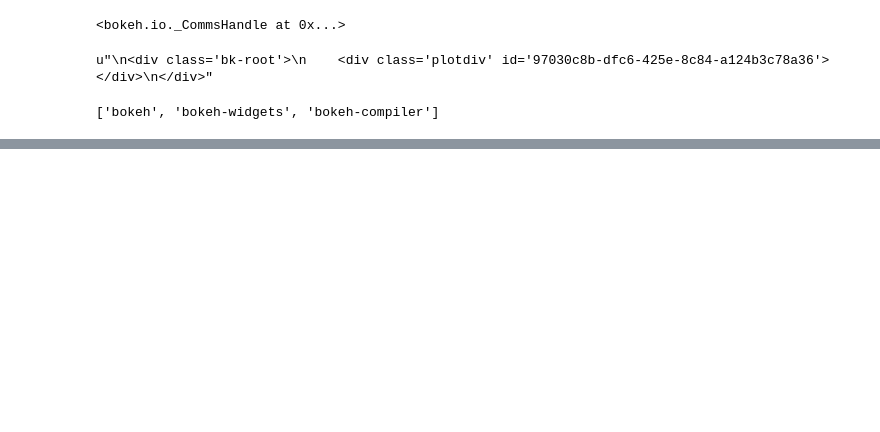
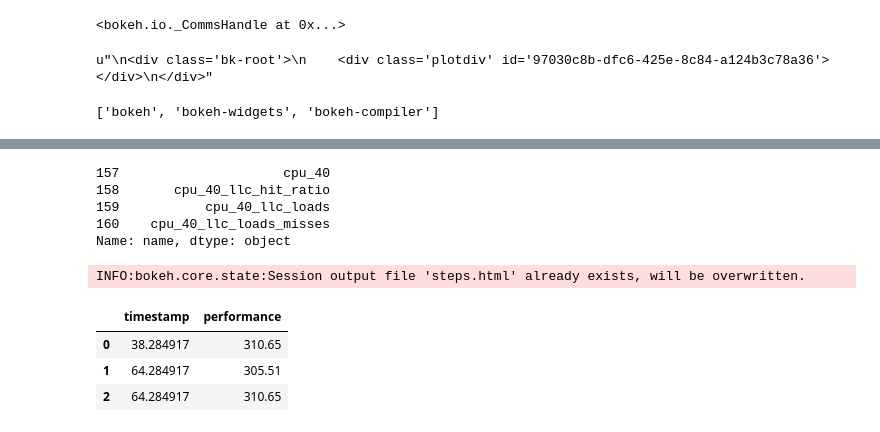
Before and after one commit to nulman/REM, a Jupyter notebook: REM milestone example 1.ipynb, the cells around one changed output, grey strips where cells are left out. Cells and saved outputs as stored; diff of their text form; code cells hidden in the pictures; blank space fills up the shorter version.

```diff
--- a/REM milestone example 1.ipynb
+++ b/REM milestone example 1.ipynb
@@ -115,0 +179,31 @@ with open('figure.html', 'w') as out:
+# %%
+table[table['name'].str.startswith('cpu_40')]['name']
+# %% [output]
+157                     cpu_40
+158       cpu_40_llc_hit_ratio
+159           cpu_40_llc_loads
+160    cpu_40_llc_loads_misses
+Name: name, dtype: object
+# %%
+from bokeh.charts import Step, show, output_file
+
+# build a dataset where multiple columns measure the same thing
+data = dict(stamp=[
+                .33, .33, .34, .37, .37, .37, .37, .39, .41, .42,
+                .44, .44, .44, .45, .46, .49, .49],
+            postcard=[
+                .20, .20, .21, .23, .23, .23, .23, .24, .26, .27,
+                .28, .28, .29, .32, .33, .34, .35],
+            )
+
+# create a line chart where each column of measures receives a unique color and dash style
+line = Step(data, y=['stamp', 'postcard'],
+            dash=['stamp', 'postcard'],
+            color=['stamp', 'postcard'],
+            title="U.S. Postage Rates (1999-2015)", ylabel='Rate per ounce', legend=True)
+
+output_file("steps.html", title="steps.py example")
+
+show(line)
+# %% [output]
+INFO:bokeh.core.state:Session output file 'steps.html' already exists, will be overwritten.
@@ -115,0 +225,9 @@ with open('figure.html', 'w') as out:
+# %%
+frame = pd.read_sql_query("select `timestamp`,`performance` from data where `timestamp` != '' and `performance` != '' and `name` = 'vm-1' order by `timestamp` asc",conn)
+# %%
+frame[:3]
+# %% [output]
+|  | timestamp | performance |
+| 0 | 38.284917 | 310.65 |
+| 1 | 64.284917 | 305.51 |
+| 2 | 64.284917 | 310.65 |
```
Also changed, not shown: parts of 20 cells of this notebook, 26 other files.
